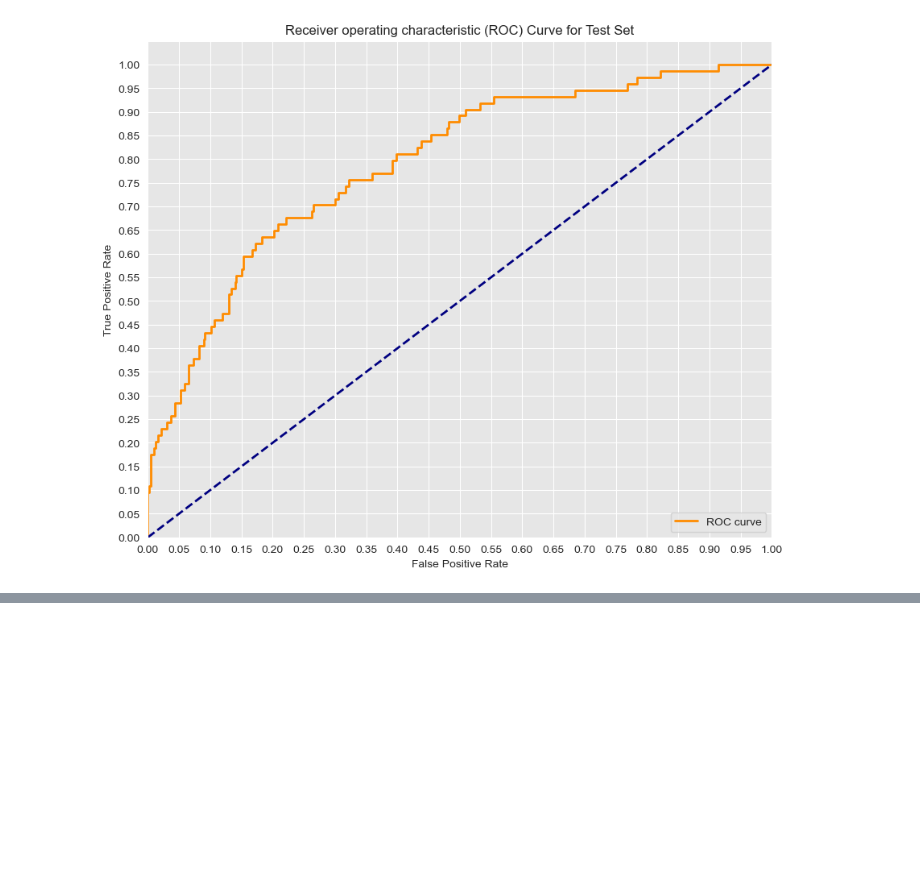
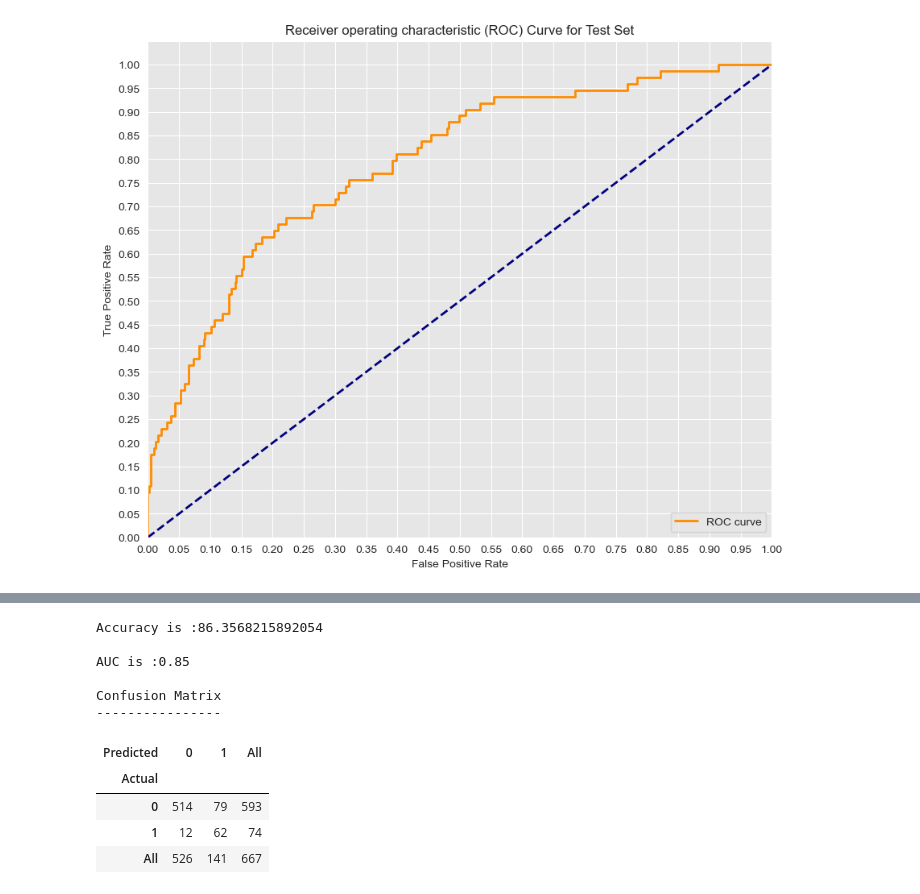
Before and after one commit to winnycodegurl/MachineLearningprojectphase3, a Jupyter notebook: Studentnotebook.ipynb, the cells around one changed output, grey strips where cells are left out. Drawn from its saved outputs; the diff is of its cells as text; code cells hidden in the pictures; blank space fills up the shorter version.

```diff
--- a/Studentnotebook.ipynb
+++ b/Studentnotebook.ipynb
@@ -770,0 +805,2 @@ Test AUC: 0.7914862586026161
+# %%
+y_pred = Classifier.predict(X_test_scaled)
@@ -770,0 +816,25 @@ Test AUC: 0.7914862586026161
+# %%
+acc = accuracy_score(y_test,y_pred) * 100
+print('Accuracy is :{0}'.format(acc))
+
+# Check the AUC for predictions
+false_positive_rate, true_positive_rate, thresholds = roc_curve(y_test, y_pred)
+roc_auc = auc(false_positive_rate, true_positive_rate)
+print('\nAUC is :{0}'.format(round(roc_auc, 2)))
+
+# Create and print a confusion matrix
+print('\nConfusion Matrix')
+print('----------------')
+pd.crosstab(y_test, y_pred, rownames=['Actual'], colnames=['Predicted'], margins=True)
+# %% [output]
+Accuracy is :86.3568215892054
+
+AUC is :0.85
+
+Confusion Matrix
+----------------
+| Predicted | 0 | 1 | All |
+| Actual |  |  |  |
+| 0 | 514 | 79 | 593 |
+| 1 | 12 | 62 | 74 |
+| All | 526 | 141 | 667 |
```
Also changed, not shown: parts of 9 cells of this notebook.
